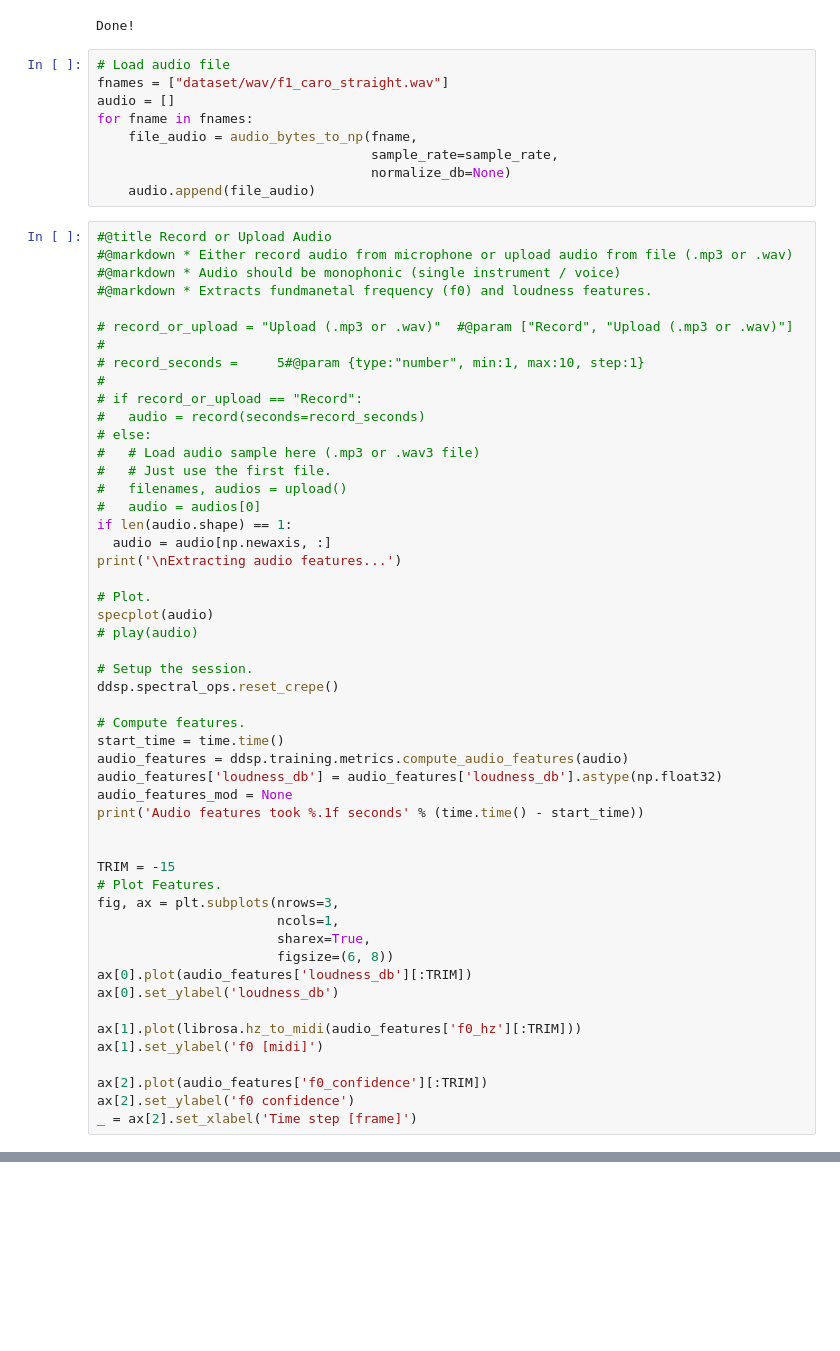
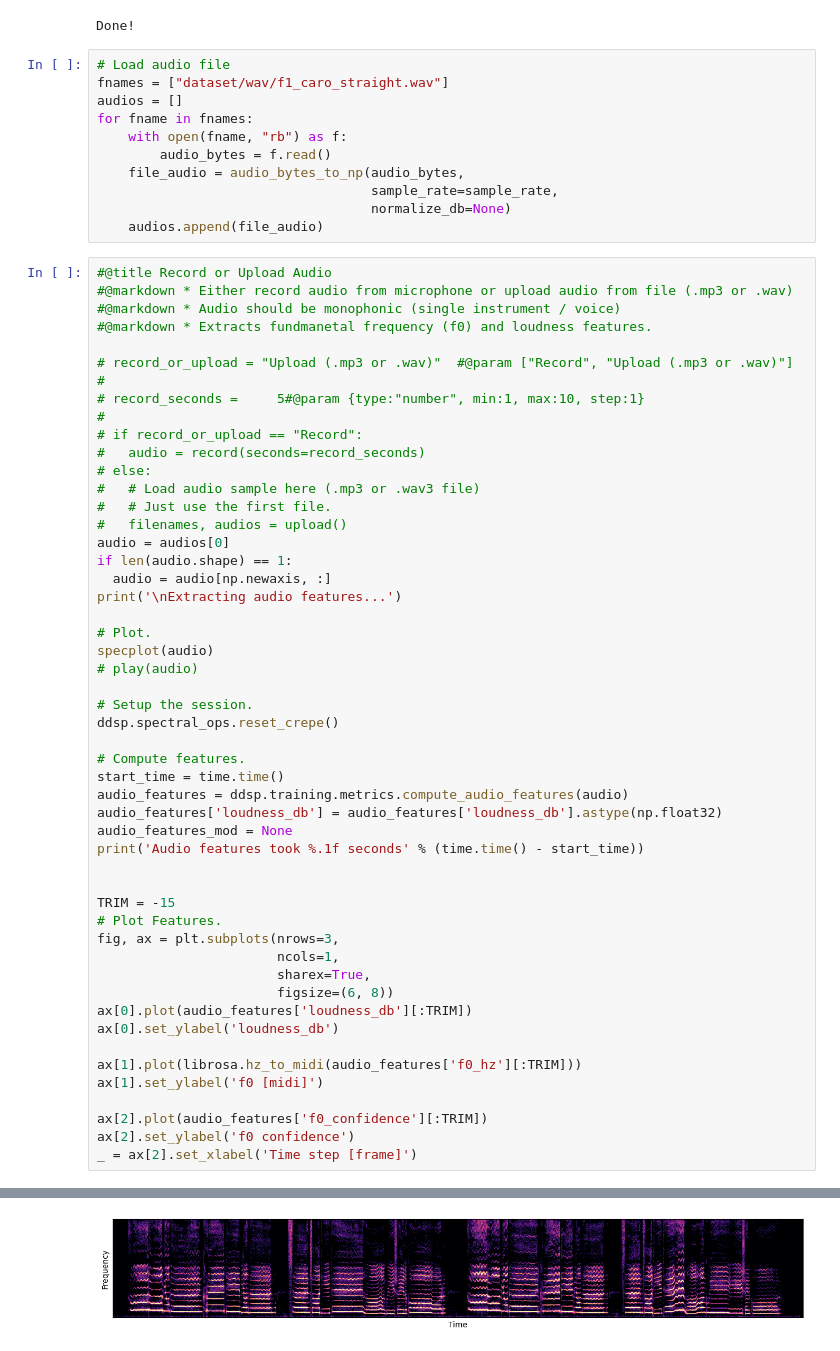
Before and after one commit to martinoywa/singing-voice-amt, a Jupyter notebook: timbre_transfer.ipynb, the cells around one changed output, grey strips where cells are left out. Drawn from its saved outputs; the diff is of its cells as text; blank space fills up the shorter version.

```diff
--- a/timbre_transfer.ipynb
+++ b/timbre_transfer.ipynb
@@ -91,12 +91,14 @@ Done!
 # %%
 # Load audio file
 fnames = ["dataset/wav/f1_caro_straight.wav"]
-audio = []
+audios = []
 for fname in fnames:
-    file_audio = audio_bytes_to_np(fname,
+    with open(fname, "rb") as f:
+        audio_bytes = f.read()
+    file_audio = audio_bytes_to_np(audio_bytes,
                                    sample_rate=sample_rate,
                                    normalize_db=None)
-    audio.append(file_audio)
+    audios.append(file_audio)
 # %%
 #@title Record or Upload Audio
 #@markdown * Either record audio from microphone or upload audio from file (.mp3 or .wav)
@@ -113,7 +115,7 @@ for fname in fnames:
 #   # Load audio sample here (.mp3 or .wav3 file)
 #   # Just use the first file.
 #   filenames, audios = upload()
-#   audio = audios[0]
+audio = audios[0]
 if len(audio.shape) == 1:
   audio = audio[np.newaxis, :]
 print('\nExtracting audio features...')
@@ -148,3 +150,4 @@ ax[1].set_ylabel('f0 [midi]')
 ax[2].plot(audio_features['f0_confidence'][:TRIM])
 ax[2].set_ylabel('f0 confidence')
 _ = ax[2].set_xlabel('Time step [frame]')
+# %% [output]
@@ -150,0 +156 @@ _ = ax[2].set_xlabel('Time step [frame]')
+[figure, added]
```
Also changed, not shown: parts of 6 cells of this notebook.
